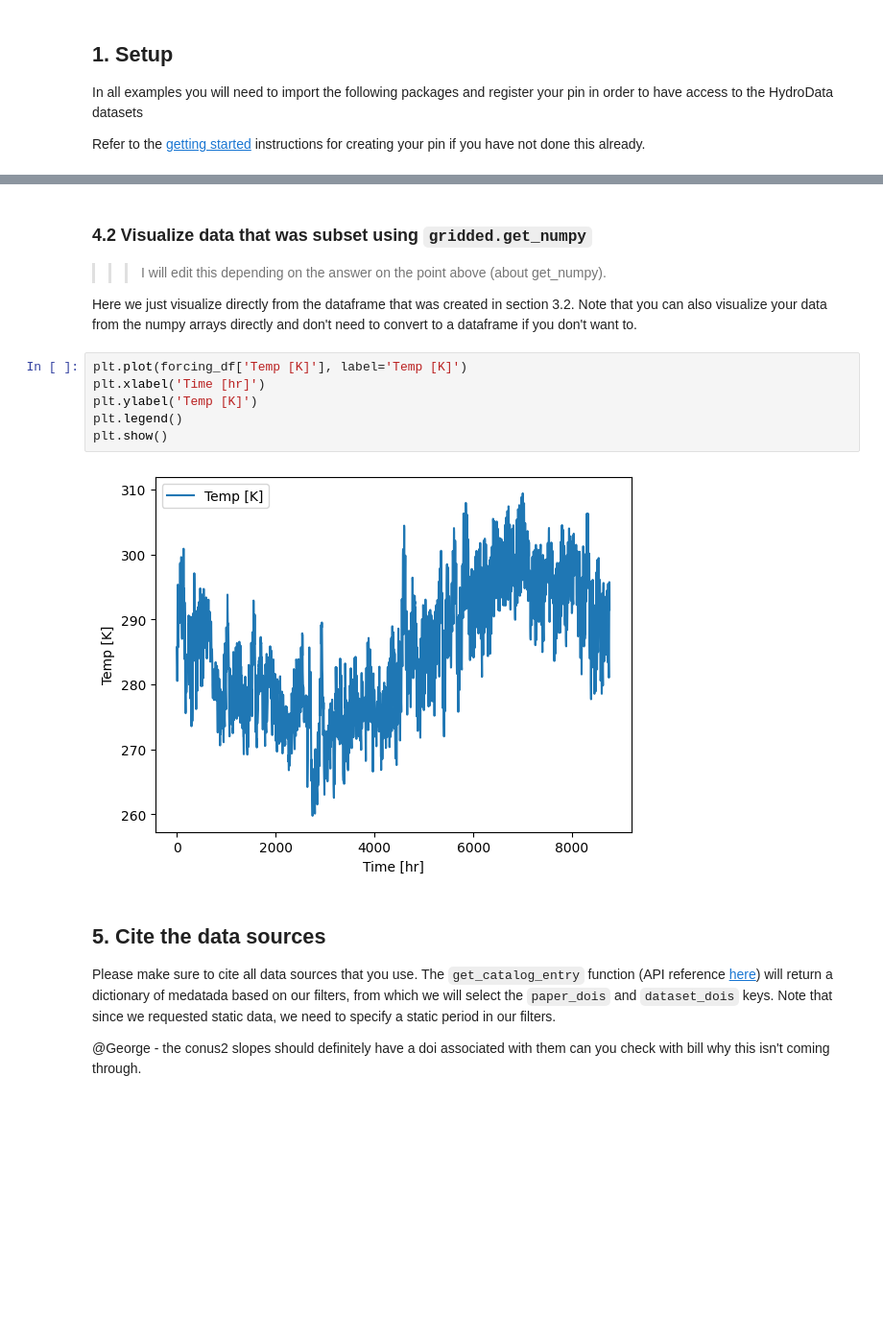
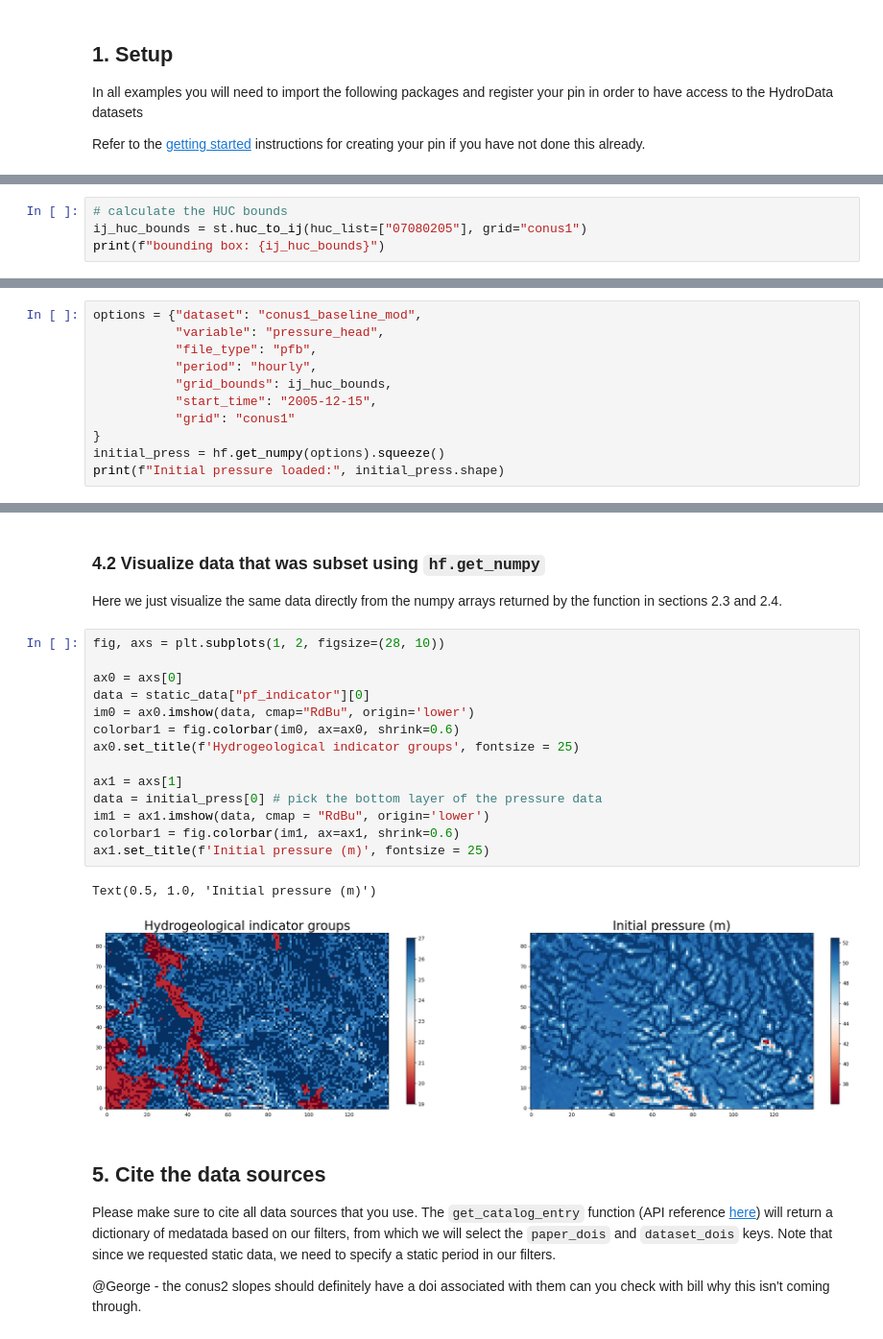
Before and after one commit to hydroframe/subsettools, a Jupyter notebook: docs/examples/subset_static_inputs.ipynb, the cells around one changed output, grey strips where cells are left out. Shown at 96% size. Saved outputs shown, nothing was run; the diff lists cells and outputs as text; blank space fills up the shorter version.

Commit message:
tutorial edits

```diff
--- a/docs/examples/subset_static_inputs.ipynb
+++ b/docs/examples/subset_static_inputs.ipynb
@@ -106,0 +68,4 @@ In addition to writing the files out the function returns a dictionary where the
+# %%
+# calculate the HUC bounds
+ij_huc_bounds = st.huc_to_ij(huc_list=["07080205"], grid="conus1")
+print(f"bounding box: {ij_huc_bounds}")
@@ -203,0 +152,11 @@ forcing_df.to_csv('forcing1D.txt', sep=' ',header=None, index=False, index_label
+# %%
+options = {"dataset": "conus1_baseline_mod",
+           "variable": "pressure_head",
+           "file_type": "pfb",
+           "period": "hourly",
+           "grid_bounds": ij_huc_bounds,
+           "start_time": "2005-12-15",
+           "grid": "conus1"
+}
+initial_press = hf.get_numpy(options).squeeze()
+print(f"Initial pressure loaded:", initial_press.shape)
@@ -223,17 +191,24 @@ plt.colorbar()
 # %% [markdown]
-### 4.2 Visualize data that was subset using `gridded.get_numpy`
+### 4.2 Visualize data that was subset using `hf.get_numpy`
 
->>> I will edit this depending on the answer on the point above (about get_numpy).
-
-Here we just visualize directly from the dataframe that was created in section 3.2. Note that you can also visualize your data from the numpy arrays directly and don't need to convert to a dataframe if you don't want to.
+Here we just visualize the same data directly from the numpy arrays returned by the function in sections 2.3 and 2.4.
 # %%
-plt.plot(forcing_df['Temp [K]'], label='Temp [K]')
-plt.xlabel('Time [hr]')
-plt.ylabel('Temp [K]')
-plt.legend()
-plt.show()
+fig, axs = plt.subplots(1, 2, figsize=(28, 10))
+
+ax0 = axs[0]
+data = static_data["pf_indicator"][0]
+im0 = ax0.imshow(data, cmap="RdBu", origin='lower')
+colorbar1 = fig.colorbar(im0, ax=ax0, shrink=0.6)
+ax0.set_title(f'Hydrogeological indicator groups', fontsize = 25)
+
+ax1 = axs[1]
+data = initial_press[0] # pick the bottom layer of the pressure data
+im1 = ax1.imshow(data, cmap = "RdBu", origin='lower')
+colorbar1 = fig.colorbar(im1, ax=ax1, shrink=0.6)
+ax1.set_title(f'Initial pressure (m)', fontsize = 25)
 # %% [output]
+Text(0.5, 1.0, 'Initial pressure (m)')
-[figure, old version]
+[figure, new version]
 # %% [markdown]
 ## 5. Cite the data sources
 
```
Also changed, not shown: parts of 25 cells of this notebook, 2 other files.
